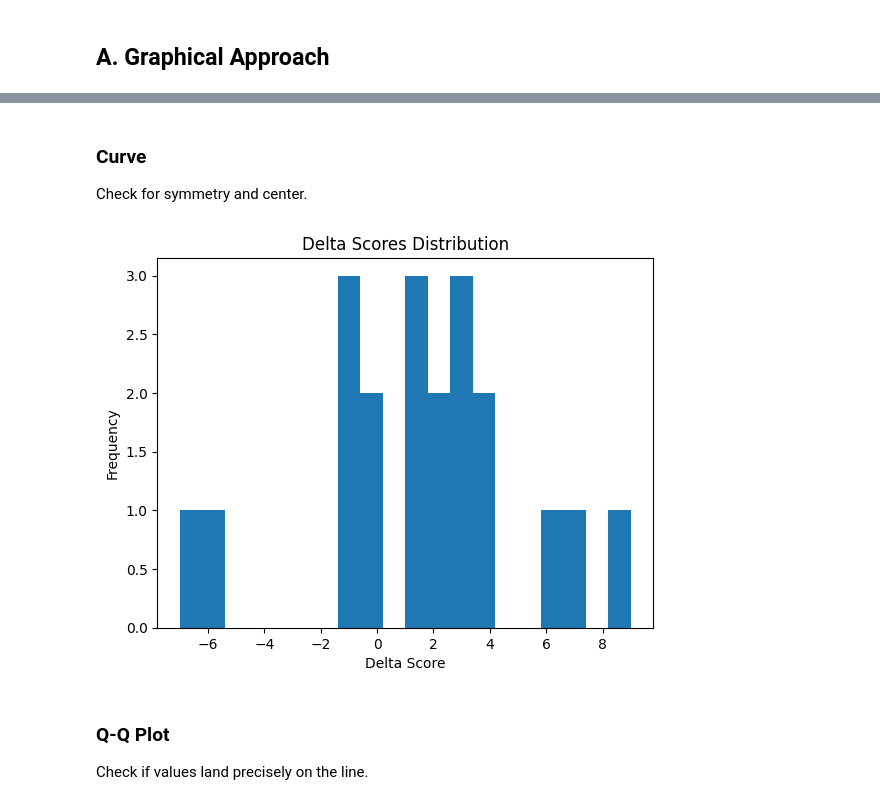
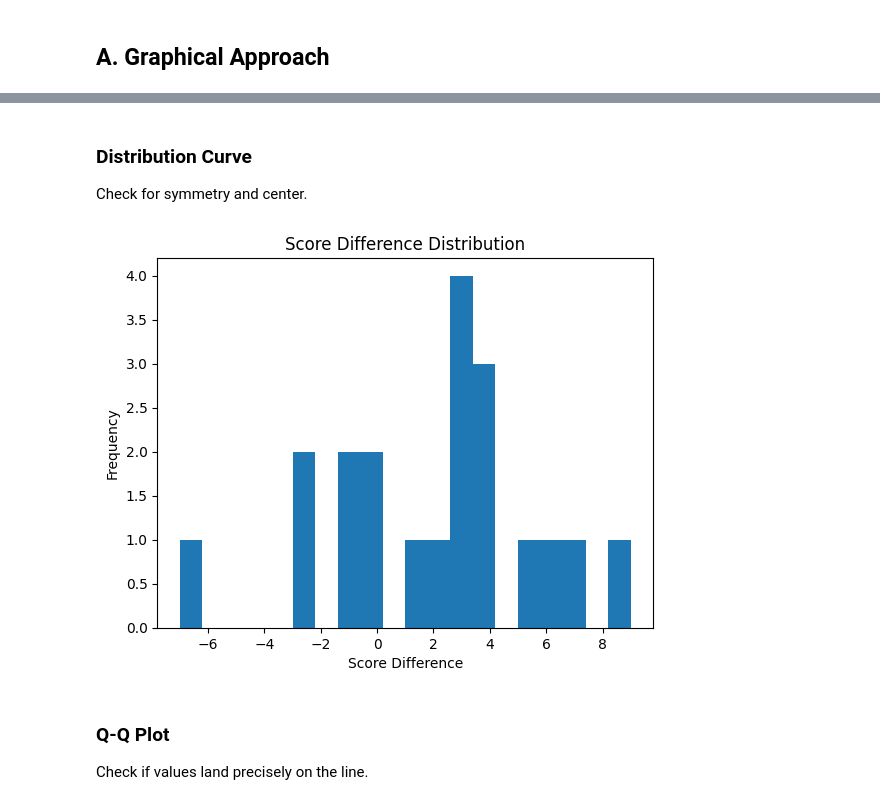
Before and after one commit to CharlesO55/CAPIET-Framework, a Jupyter notebook: Data Analysis.ipynb, the cells around one changed output, grey strips where cells are left out. Saved outputs shown, nothing was run; the diff lists cells and outputs as text; code cells hidden in the pictures.

```diff
--- a/Data Analysis.ipynb
+++ b/Data Analysis.ipynb
@@ -15,12 +15,10 @@ from scipy.stats import shapiro, ttest_rel, wilcoxon, probplot
     1. If normal, use `Cohen's D`.
     2. Else, use `Rank-biserial correlation`.
 # %%
-# np.random.seed(42)
-# df_Scores = pd.DataFrame({
-#         'Pretest': np.random.randint(10, 20, size=20),
-#         'Posttest': np.random.randint(1, 20, size=20)})
+# Use your own csv data file.
+# If with missing scores, run the Impute notebook and use the new csv
 
-df_Scores = pd.read_csv('Datasets/Test.csv', index_col=0)
+df_Scores = pd.read_csv('Datasets/Imputed.csv', index_col=0)
 
 df_Scores['Difference'] = df_Scores['Posttest'] - df_Scores['Pretest']
 df_Scores
@@ -66,14 +69,15 @@ df_Scores.boxplot()
 # %% [markdown]
-### Curve
+### Distribution Curve
 Check for symmetry and center.
 # %%
 plt.hist(df_Scores['Difference'], bins=20)
-plt.title('Delta Scores Distribution')
-plt.xlabel('Delta Score')
+plt.title('Score Difference Distribution')
+plt.xlabel('Score Difference')
 plt.ylabel('Frequency')
+plt.savefig('Graphs/Hist Score Distribution.png')
 plt.show()
 # %% [output]
-[figure, old version]
+[figure, new version]
 # %% [markdown]
 ### Q-Q Plot
 Check if values land precisely on the line.
```
Also changed, not shown: parts of 8 cells of this notebook, 6 other files.
